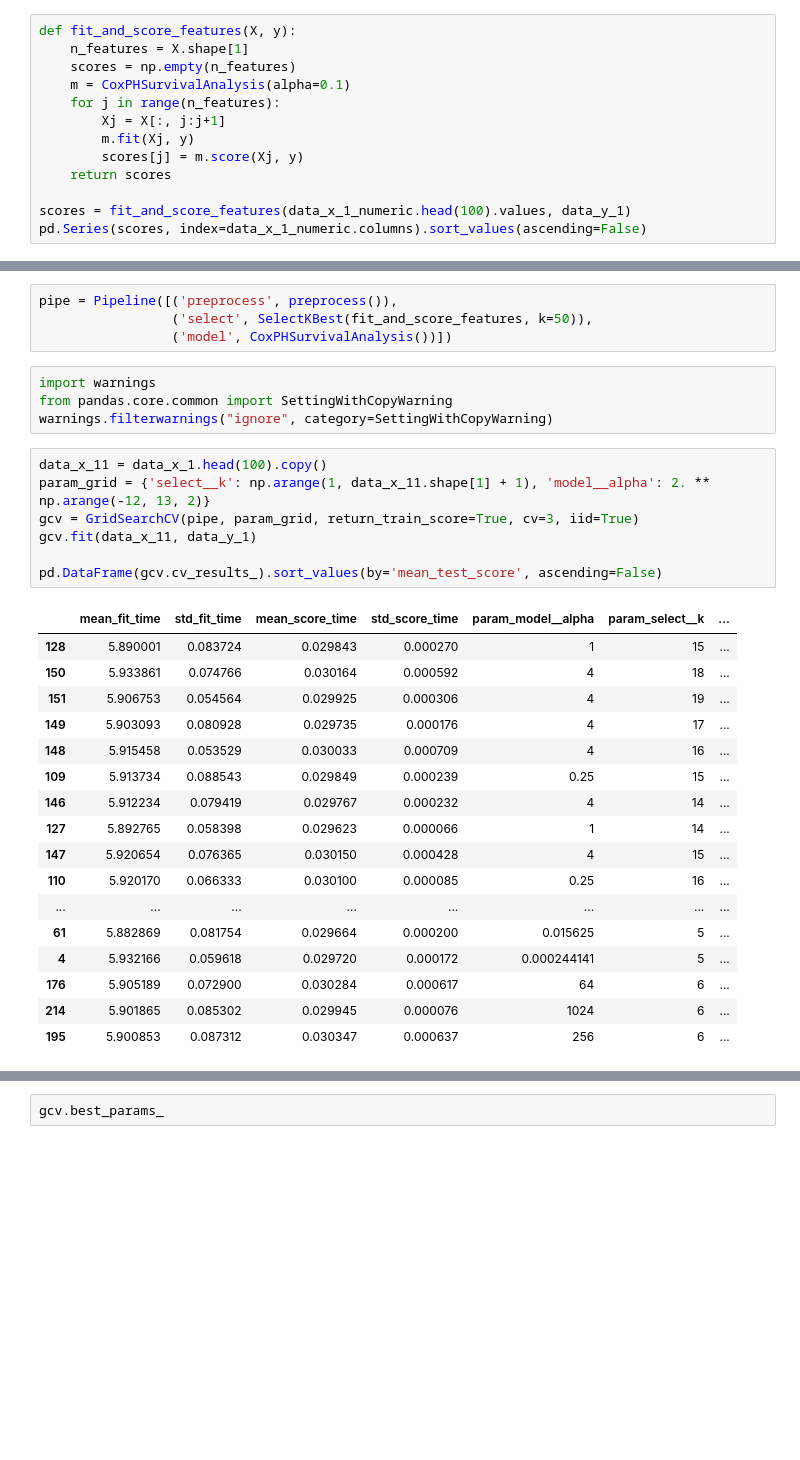
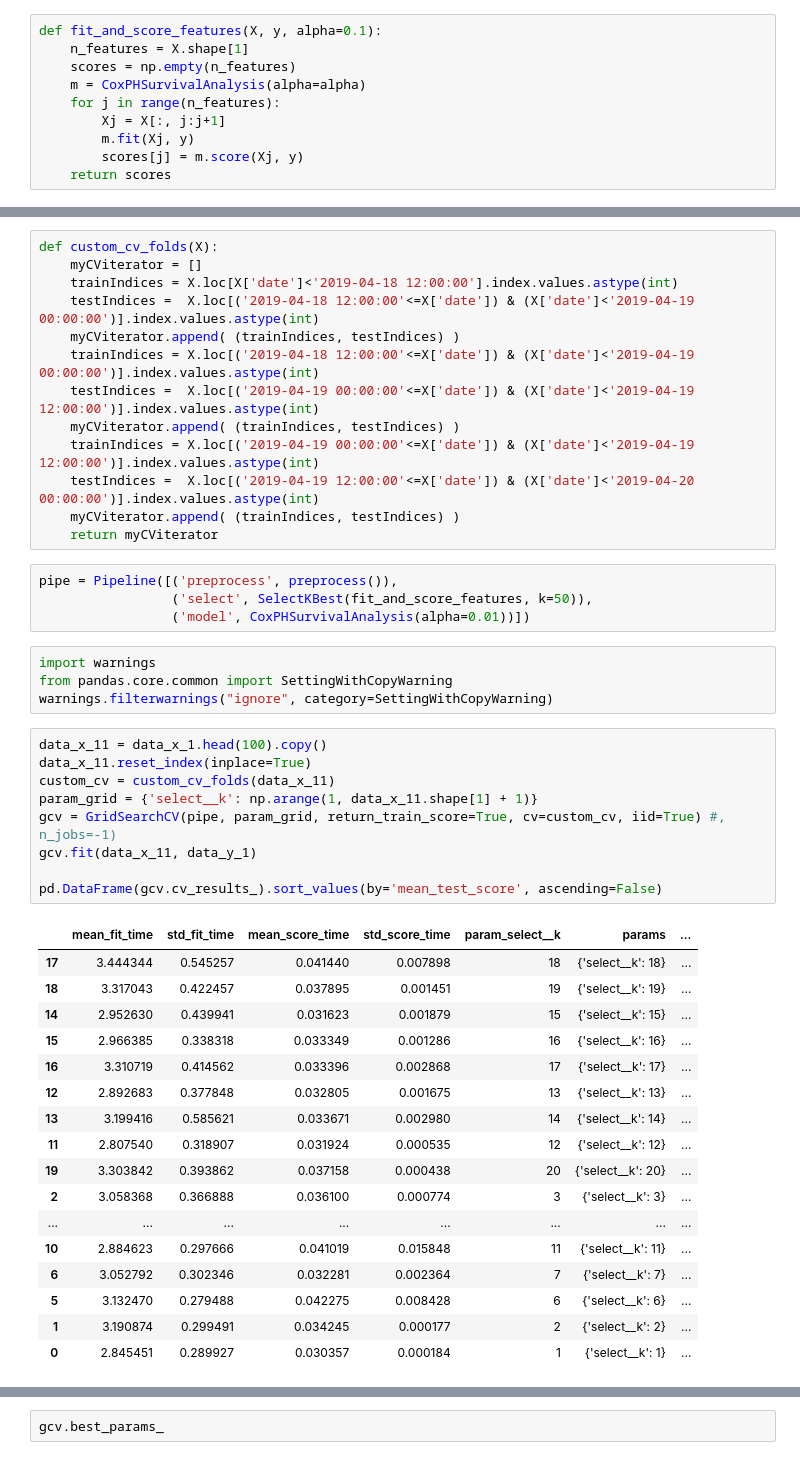
Before and after one commit to sergiolch/TP2-7506-2019-1C, a Jupyter notebook: Analisis.ipynb, the cells around one changed output, grey strips where cells are left out. Cells and saved outputs as stored; diff of their text form; blank space fills up the shorter version.

```diff
--- a/Analisis.ipynb
+++ b/Analisis.ipynb
@@ -269,15 +232,12 @@ estimator.score(data_x_1_numeric.head(100), data_y_1)
 # %% [output]
 0.8191370444891571
 # %%
-def fit_and_score_features(X, y):
+def fit_and_score_features(X, y, alpha=0.1):
     n_features = X.shape[1]
     scores = np.empty(n_features)
-    m = CoxPHSurvivalAnalysis(alpha=0.1)
+    m = CoxPHSurvivalAnalysis(alpha=alpha)
     for j in range(n_features):
         Xj = X[:, j:j+1]
         m.fit(Xj, y)
         scores[j] = m.score(Xj, y)
     return scores
-
-scores = fit_and_score_features(data_x_1_numeric.head(100).values, data_y_1)
-pd.Series(scores, index=data_x_1_numeric.columns).sort_values(ascending=False)
@@ -302,33 +266,48 @@ Length: 516, dtype: float64
+# %%
+def custom_cv_folds(X):
+    myCViterator = []
+    trainIndices = X.loc[X['date']<'2019-04-18 12:00:00'].index.values.astype(int)
+    testIndices =  X.loc[('2019-04-18 12:00:00'<=X['date']) & (X['date']<'2019-04-19 00:00:00')].index.values.astype(int)
+    myCViterator.append( (trainIndices, testIndices) )
+    trainIndices = X.loc[('2019-04-18 12:00:00'<=X['date']) & (X['date']<'2019-04-19 00:00:00')].index.values.astype(int)
+    testIndices =  X.loc[('2019-04-19 00:00:00'<=X['date']) & (X['date']<'2019-04-19 12:00:00')].index.values.astype(int)
+    myCViterator.append( (trainIndices, testIndices) )
+    trainIndices = X.loc[('2019-04-19 00:00:00'<=X['date']) & (X['date']<'2019-04-19 12:00:00')].index.values.astype(int)
+    testIndices =  X.loc[('2019-04-19 12:00:00'<=X['date']) & (X['date']<'2019-04-20 00:00:00')].index.values.astype(int)
+    myCViterator.append( (trainIndices, testIndices) )
+    return myCViterator
 # %%
 pipe = Pipeline([('preprocess', preprocess()),
                  ('select', SelectKBest(fit_and_score_features, k=50)),
-                 ('model', CoxPHSurvivalAnalysis())])
+                 ('model', CoxPHSurvivalAnalysis(alpha=0.01))])
 # %%
 import warnings
 from pandas.core.common import SettingWithCopyWarning
 warnings.filterwarnings("ignore", category=SettingWithCopyWarning)
 # %%
 data_x_11 = data_x_1.head(100).copy()
-param_grid = {'select__k': np.arange(1, data_x_11.shape[1] + 1), 'model__alpha': 2. ** np.arange(-12, 13, 2)}
-gcv = GridSearchCV(pipe, param_grid, return_train_score=True, cv=3, iid=True)
+data_x_11.reset_index(inplace=True)
+custom_cv = custom_cv_folds(data_x_11)
+param_grid = {'select__k': np.arange(1, data_x_11.shape[1] + 1)}
+gcv = GridSearchCV(pipe, param_grid, return_train_score=True, cv=custom_cv, iid=True) #, n_jobs=-1)
 gcv.fit(data_x_11, data_y_1)
 
 pd.DataFrame(gcv.cv_results_).sort_values(by='mean_test_score', ascending=False)
 # %% [output]
-|  | mean_fit_time | std_fit_time | mean_score_time | std_score_time | param_model__alpha | param_select__k | ... |
-| 128 | 5.890001 | 0.083724 | 0.029843 | 0.000270 | 1 | 15 | ... |
-| 150 | 5.933861 | 0.074766 | 0.030164 | 0.000592 | 4 | 18 | ... |
-| 151 | 5.906753 | 0.054564 | 0.029925 | 0.000306 | 4 | 19 | ... |
-| 149 | 5.903093 | 0.080928 | 0.029735 | 0.000176 | 4 | 17 | ... |
-| 148 | 5.915458 | 0.053529 | 0.030033 | 0.000709 | 4 | 16 | ... |
-| 109 | 5.913734 | 0.088543 | 0.029849 | 0.000239 | 0.25 | 15 | ... |
-| 146 | 5.912234 | 0.079419 | 0.029767 | 0.000232 | 4 | 14 | ... |
-| 127 | 5.892765 | 0.058398 | 0.029623 | 0.000066 | 1 | 14 | ... |
-| 147 | 5.920654 | 0.076365 | 0.030150 | 0.000428 | 4 | 15 | ... |
-| 110 | 5.920170 | 0.066333 | 0.030100 | 0.000085 | 0.25 | 16 | ... |
+|  | mean_fit_time | std_fit_time | mean_score_time | std_score_time | param_select__k | params | ... |
+| 17 | 3.444344 | 0.545257 | 0.041440 | 0.007898 | 18 | {'select__k': 18} | ... |
+| 18 | 3.317043 | 0.422457 | 0.037895 | 0.001451 | 19 | {'select__k': 19} | ... |
+| 14 | 2.952630 | 0.439941 | 0.031623 | 0.001879 | 15 | {'select__k': 15} | ... |
+| 15 | 2.966385 | 0.338318 | 0.033349 | 0.001286 | 16 | {'select__k': 16} | ... |
+| 16 | 3.310719 | 0.414562 | 0.033396 | 0.002868 | 17 | {'select__k': 17} | ... |
+| 12 | 2.892683 | 0.377848 | 0.032805 | 0.001675 | 13 | {'select__k': 13} | ... |
+| 13 | 3.199416 | 0.585621 | 0.033671 | 0.002980 | 14 | {'select__k': 14} | ... |
+| 11 | 2.807540 | 0.318907 | 0.031924 | 0.000535 | 12 | {'select__k': 12} | ... |
+| 19 | 3.303842 | 0.393862 | 0.037158 | 0.000438 | 20 | {'select__k': 20} | ... |
+| 2 | 3.058368 | 0.366888 | 0.036100 | 0.000774 | 3 | {'select__k': 3} | ... |
 | ... | ... | ... | ... | ... | ... | ... | ... |
-| 61 | 5.882869 | 0.081754 | 0.029664 | 0.000200 | 0.015625 | 5 | ... |
-| 4 | 5.932166 | 0.059618 | 0.029720 | 0.000172 | 0.000244141 | 5 | ... |
-| 176 | 5.905189 | 0.072900 | 0.030284 | 0.000617 | 64 | 6 | ... |
-| 214 | 5.901865 | 0.085302 | 0.029945 | 0.000076 | 1024 | 6 | ... |
-| 195 | 5.900853 | 0.087312 | 0.030347 | 0.000637 | 256 | 6 | ... |
+| 10 | 2.884623 | 0.297666 | 0.041019 | 0.015848 | 11 | {'select__k': 11} | ... |
+| 6 | 3.052792 | 0.302346 | 0.032281 | 0.002364 | 7 | {'select__k': 7} | ... |
+| 5 | 3.132470 | 0.279488 | 0.042275 | 0.008428 | 6 | {'select__k': 6} | ... |
+| 1 | 3.190874 | 0.299491 | 0.034245 | 0.000177 | 2 | {'select__k': 2} | ... |
+| 0 | 2.845451 | 0.289927 | 0.030357 | 0.000184 | 1 | {'select__k': 1} | ... |
```
Also changed, not shown: parts of 14 cells of this notebook.
